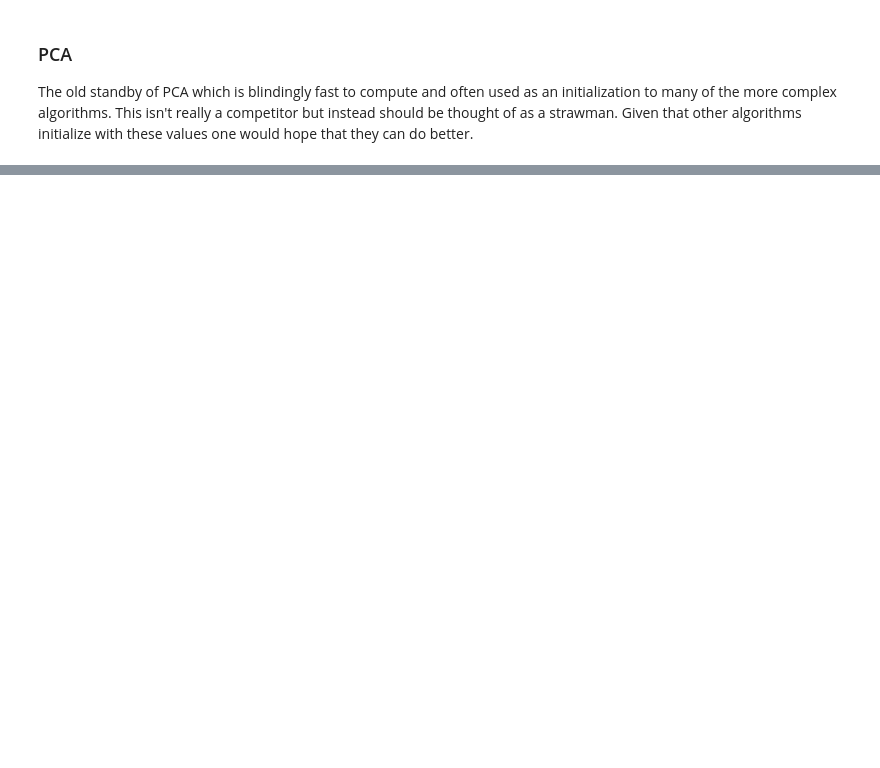
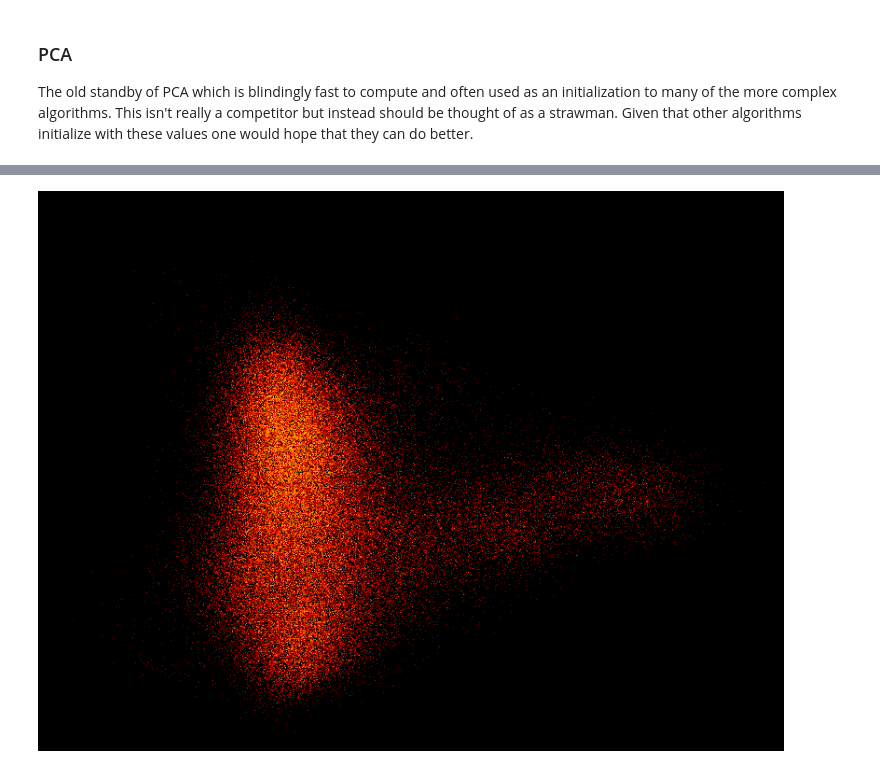
Before and after one commit to lmcinnes/umap_paper_notebooks, a Jupyter notebook: UMAP WordEmbedding two hundred thousand.ipynb, the cells around one changed output, grey strips where cells are left out. Saved outputs shown, nothing was run; the diff lists cells and outputs as text; code cells hidden in the pictures; blank space fills up the shorter version.

```diff
--- a/UMAP WordEmbedding two hundred thousand.ipynb
+++ b/UMAP WordEmbedding two hundred thousand.ipynb
@@ -111,0 +113,7 @@ plt.scatter(u_pca[:,0], u_pca[:,1],  s=0.005)
+# %%
+cvs = ds.Canvas(plot_width=800, plot_height=600)
+agg = cvs.points(pd.DataFrame(u_pca, columns=['x_col', 'y_col']), 'x_col', 'y_col')
+img = tf.set_background(tf.interpolate(agg, cmap=colorcet.fire, how='log'),"black")
+img
+# %% [output]
+[figure, added]
```
Also changed, not shown: parts of 15 cells of this notebook.
